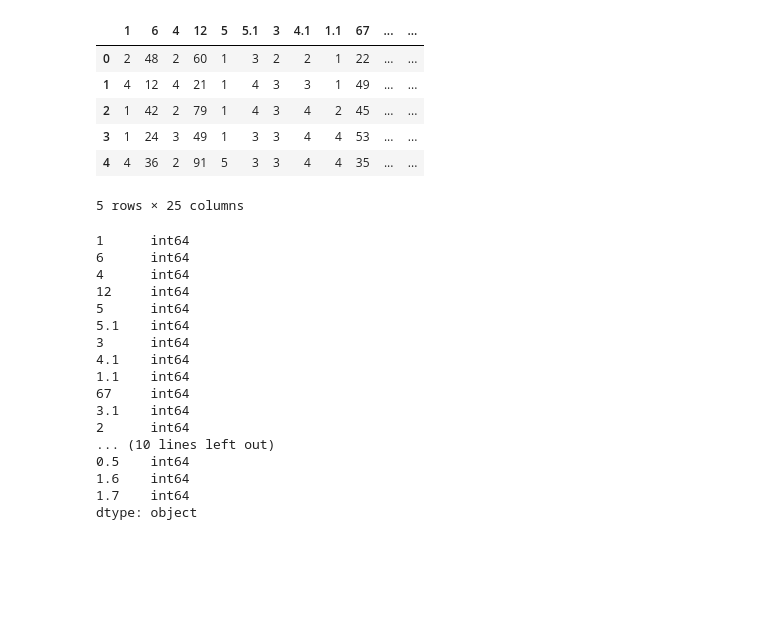
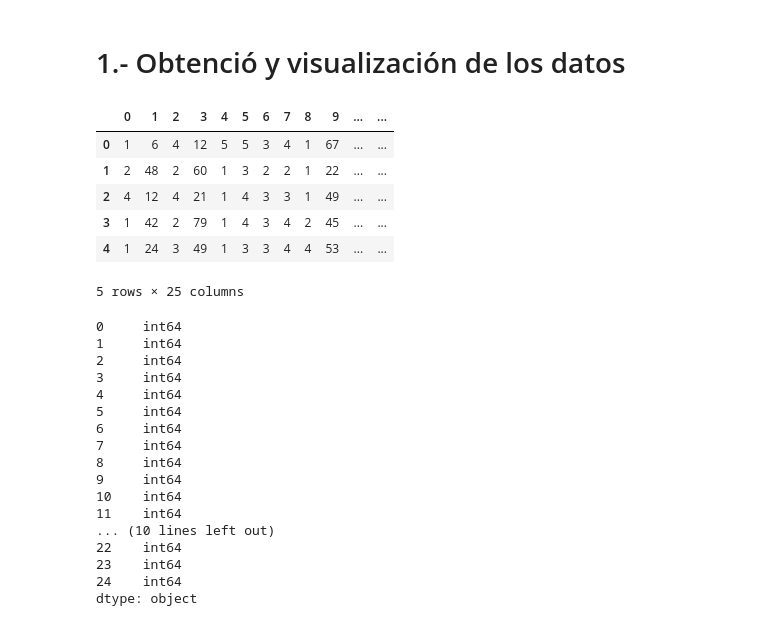
Before and after one commit to Florencio03/ciencia_de_datos, a Jupyter notebook: CD_Proyecto_German Credit Data/CD_Proyectodeclasificaciónbinaria.ipynb, the cells around one changed output. Cells and saved outputs as stored; diff of their text form; code cells hidden in the pictures; blank space fills up the shorter version.

```diff
--- a/CD_Proyecto_German Credit Data/CD_Proyectodeclasificaciónbinaria.ipynb
+++ b/CD_Proyecto_German Credit Data/CD_Proyectodeclasificaciónbinaria.ipynb
@@ -5,32 +6,34 @@ import numpy as np
+# %% [markdown]
+# 1.- Obtenció  y visualización de los datos
 # %%
-df = pd.read_csv('datos/german_train_test.txt', delim_whitespace=True)
+df = pd.read_csv('datos/german_train_test.txt', delim_whitespace=True, header = None)
 df.head(5)
 # %% [output]
-|  | 1 | 6 | 4 | 12 | 5 | 5.1 | 3 | 4.1 | 1.1 | 67 | ... | ... |
-| 0 | 2 | 48 | 2 | 60 | 1 | 3 | 2 | 2 | 1 | 22 | ... | ... |
-| 1 | 4 | 12 | 4 | 21 | 1 | 4 | 3 | 3 | 1 | 49 | ... | ... |
-| 2 | 1 | 42 | 2 | 79 | 1 | 4 | 3 | 4 | 2 | 45 | ... | ... |
-| 3 | 1 | 24 | 3 | 49 | 1 | 3 | 3 | 4 | 4 | 53 | ... | ... |
-| 4 | 4 | 36 | 2 | 91 | 5 | 3 | 3 | 4 | 4 | 35 | ... | ... |
+|  | 0 | 1 | 2 | 3 | 4 | 5 | 6 | 7 | 8 | 9 | ... | ... |
+| 0 | 1 | 6 | 4 | 12 | 5 | 5 | 3 | 4 | 1 | 67 | ... | ... |
+| 1 | 2 | 48 | 2 | 60 | 1 | 3 | 2 | 2 | 1 | 22 | ... | ... |
+| 2 | 4 | 12 | 4 | 21 | 1 | 4 | 3 | 3 | 1 | 49 | ... | ... |
+| 3 | 1 | 42 | 2 | 79 | 1 | 4 | 3 | 4 | 2 | 45 | ... | ... |
+| 4 | 1 | 24 | 3 | 49 | 1 | 3 | 3 | 4 | 4 | 53 | ... | ... |
 5 rows × 25 columns
 # %%
 df.dtypes
 # %% [output]
-1      int64
-6      int64
-4      int64
-12     int64
-5      int64
-5.1    int64
-3      int64
-4.1    int64
-1.1    int64
-67     int64
-3.1    int64
-2      int64
+0     int64
+1     int64
+2     int64
+3     int64
+4     int64
+5     int64
+6     int64
+7     int64
+8     int64
+9     int64
+10    int64
+11    int64
 ... (10 lines left out)
-0.5    int64
-1.6    int64
-1.7    int64
+22    int64
+23    int64
+24    int64
 dtype: object
 # %%
```
Also changed, not shown: parts of 13 cells of this notebook.
